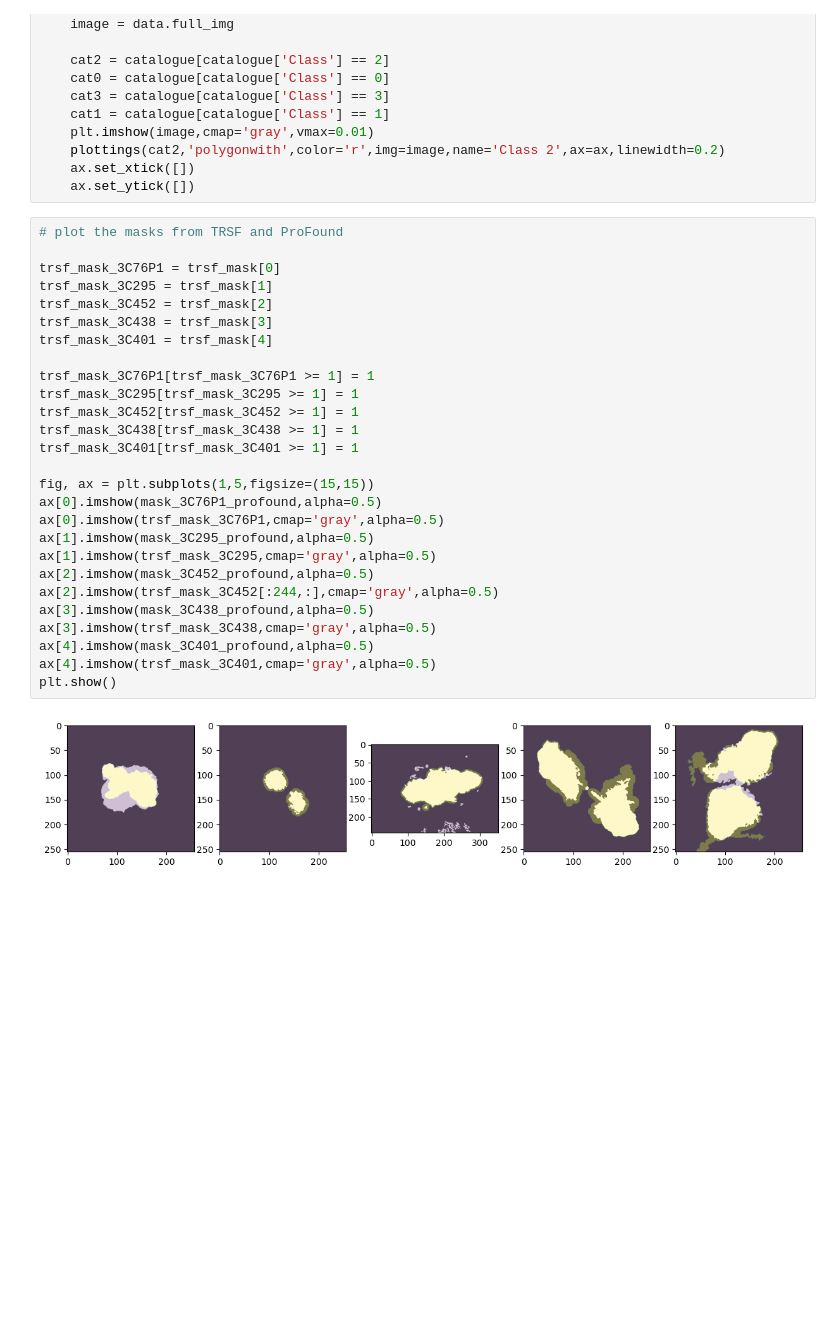
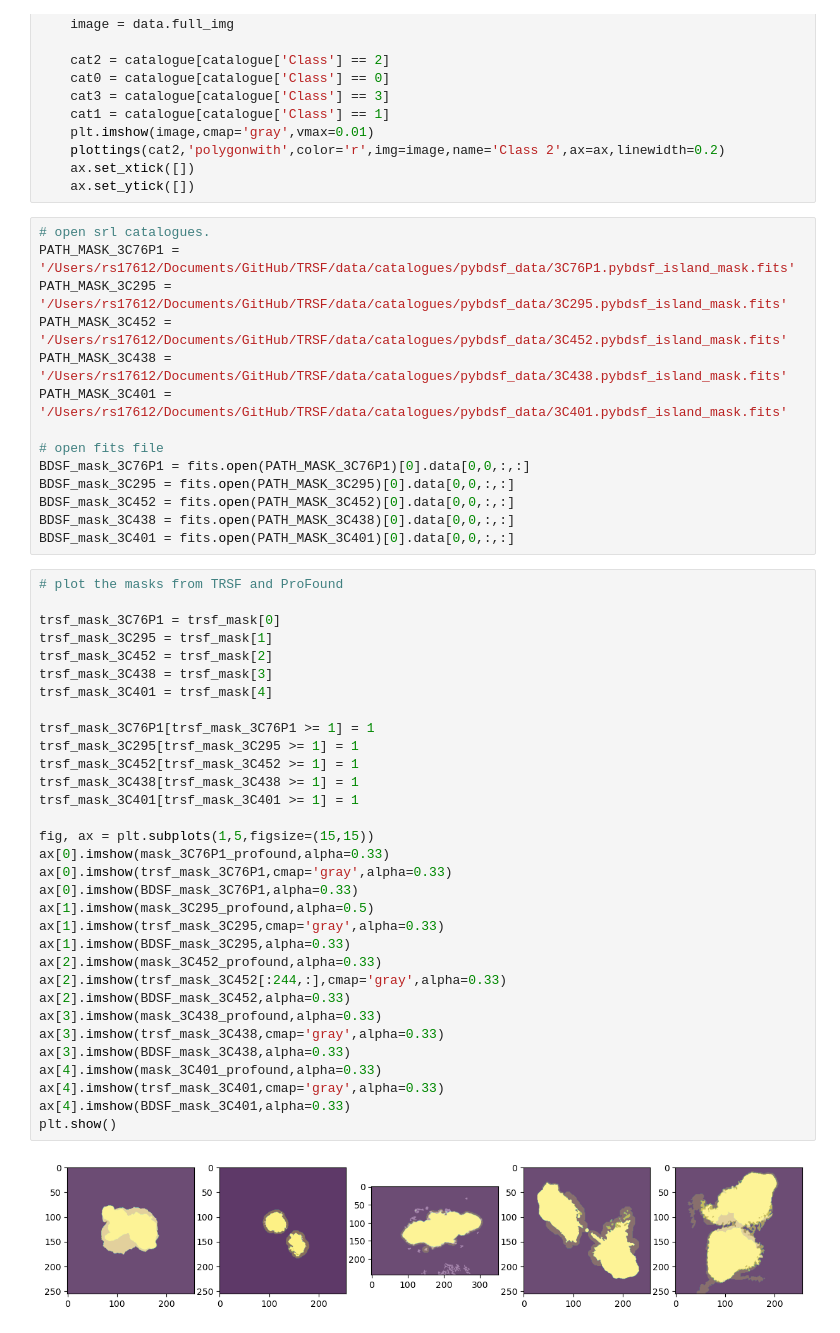
Before and after one commit to RhysAlfShaw/TRSF-dev, a Jupyter notebook: AGN-sample_trsf.ipynb, the cells around one changed output. Drawn from its saved outputs; the diff is of its cells as text; blank space fills up the shorter version.

```diff
--- a/AGN-sample_trsf.ipynb
+++ b/AGN-sample_trsf.ipynb
@@ -802,32 +799,51 @@ def trsf_plot(ax,ImPATH):
     plottings(cat2,'polygonwith',color='r',img=image,name='Class 2',ax=ax,linewidth=0.2)
     ax.set_xtick([])
     ax.set_ytick([])
+# %%
+# open srl catalogues.
+PATH_MASK_3C76P1 = '/Users/rs17612/Documents/GitHub/TRSF/data/catalogues/pybdsf_data/3C76P1.pybdsf_island_mask.fits'
+PATH_MASK_3C295 = '/Users/rs17612/Documents/GitHub/TRSF/data/catalogues/pybdsf_data/3C295.pybdsf_island_mask.fits'
+PATH_MASK_3C452 = '/Users/rs17612/Documents/GitHub/TRSF/data/catalogues/pybdsf_data/3C452.pybdsf_island_mask.fits'
+PATH_MASK_3C438 = '/Users/rs17612/Documents/GitHub/TRSF/data/catalogues/pybdsf_data/3C438.pybdsf_island_mask.fits'
+PATH_MASK_3C401 = '/Users/rs17612/Documents/GitHub/TRSF/data/catalogues/pybdsf_data/3C401.pybdsf_island_mask.fits'
+
+# open fits file
+BDSF_mask_3C76P1 = fits.open(PATH_MASK_3C76P1)[0].data[0,0,:,:]
+BDSF_mask_3C295 = fits.open(PATH_MASK_3C295)[0].data[0,0,:,:]
+BDSF_mask_3C452 = fits.open(PATH_MASK_3C452)[0].data[0,0,:,:]
+BDSF_mask_3C438 = fits.open(PATH_MASK_3C438)[0].data[0,0,:,:]
+BDSF_mask_3C401 = fits.open(PATH_MASK_3C401)[0].data[0,0,:,:]
 # %%
 # plot the masks from TRSF and ProFound
 
 trsf_mask_3C76P1 = trsf_mask[0]
 trsf_mask_3C295 = trsf_mask[1]
 trsf_mask_3C452 = trsf_mask[2]
 trsf_mask_3C438 = trsf_mask[3]
 trsf_mask_3C401 = trsf_mask[4]
 
 trsf_mask_3C76P1[trsf_mask_3C76P1 >= 1] = 1
 trsf_mask_3C295[trsf_mask_3C295 >= 1] = 1
 trsf_mask_3C452[trsf_mask_3C452 >= 1] = 1
 trsf_mask_3C438[trsf_mask_3C438 >= 1] = 1
 trsf_mask_3C401[trsf_mask_3C401 >= 1] = 1
 
 fig, ax = plt.subplots(1,5,figsize=(15,15))
-ax[0].imshow(mask_3C76P1_profound,alpha=0.5)
-ax[0].imshow(trsf_mask_3C76P1,cmap='gray',alpha=0.5)
+ax[0].imshow(mask_3C76P1_profound,alpha=0.33)
+ax[0].imshow(trsf_mask_3C76P1,cmap='gray',alpha=0.33)
+ax[0].imshow(BDSF_mask_3C76P1,alpha=0.33)
 ax[1].imshow(mask_3C295_profound,alpha=0.5)
-ax[1].imshow(trsf_mask_3C295,cmap='gray',alpha=0.5)
-ax[2].imshow(mask_3C452_profound,alpha=0.5)
-ax[2].imshow(trsf_mask_3C452[:244,:],cmap='gray',alpha=0.5)
-ax[3].imshow(mask_3C438_profound,alpha=0.5)
-ax[3].imshow(trsf_mask_3C438,cmap='gray',alpha=0.5)
-ax[4].imshow(mask_3C401_profound,alpha=0.5)
-ax[4].imshow(trsf_mask_3C401,cmap='gray',alpha=0.5)
+ax[1].imshow(trsf_mask_3C295,cmap='gray',alpha=0.33)
+ax[1].imshow(BDSF_mask_3C295,alpha=0.33)
+ax[2].imshow(mask_3C452_profound,alpha=0.33)
+ax[2].imshow(trsf_mask_3C452[:244,:],cmap='gray',alpha=0.33)
+ax[2].imshow(BDSF_mask_3C452,alpha=0.33)
+ax[3].imshow(mask_3C438_profound,alpha=0.33)
+ax[3].imshow(trsf_mask_3C438,cmap='gray',alpha=0.33)
+ax[3].imshow(BDSF_mask_3C438,alpha=0.33)
+ax[4].imshow(mask_3C401_profound,alpha=0.33)
+ax[4].imshow(trsf_mask_3C401,cmap='gray',alpha=0.33)
+ax[4].imshow(BDSF_mask_3C401,alpha=0.33)
 plt.show()
 # %% [output]
-[figure, old version]
+[figure, new version]
```
Also changed, not shown: parts of 9 cells of this notebook, 3 other files.
